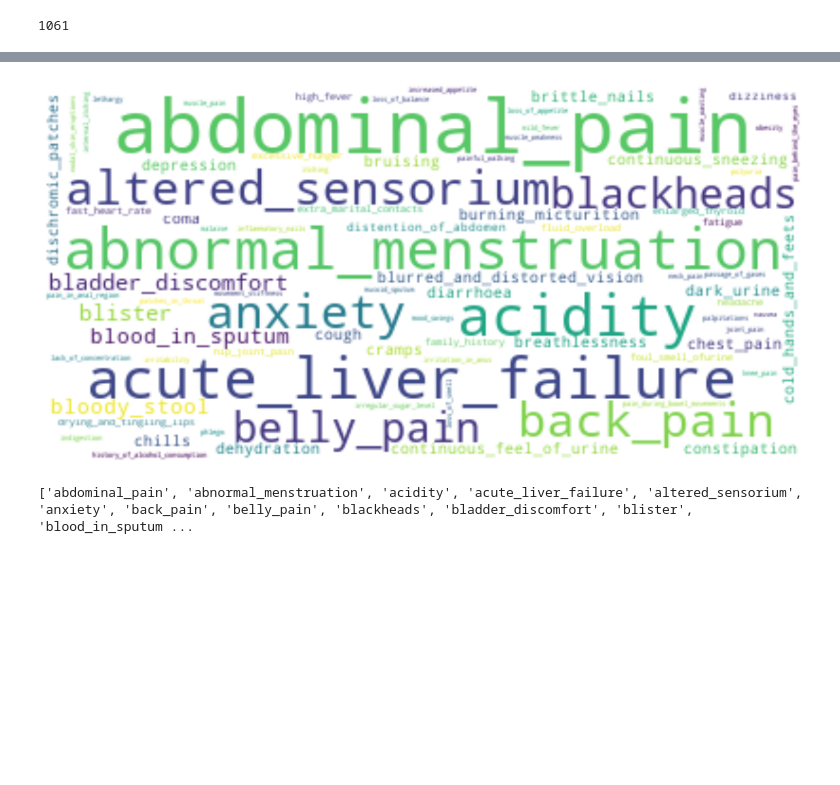
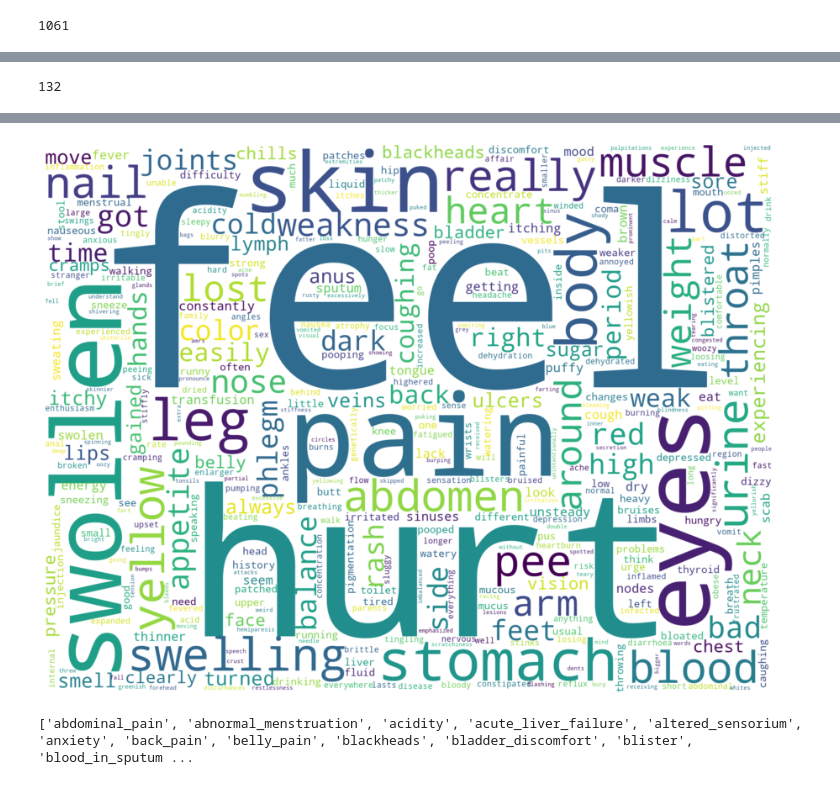
Before and after one commit to AyaElsawyElghaysh/MachineLearningProject-, a Jupyter notebook: graduation_project.ipynb, the cells around one changed output, grey strips where cells are left out. Saved outputs shown, nothing was run; the diff lists cells and outputs as text; code cells hidden in the pictures; blank space fills up the shorter version.

```diff
--- a/graduation_project.ipynb
+++ b/graduation_project.ipynb
@@ -270,6 +274,10 @@ all_words
  'feel',
  'pain',
  ...]
+# %%
+len(patterns)
+# %% [output]
+132
 # %%
 pattern_tags
 # %% [output]
@@ -290,20 +298,26 @@ pattern_tags
  (['feel', 'eye', 'dri'], 'redness_of_eyes'),
  (['red', 'spot', 'bodi'], 'red_spots_over_body'),
  (['small', 'patch', 'bodi'], 'red_spots_over_body')]
+# %%
+pattern_list=flat_list = [item for sublist in patterns for item in sublist]
 # %%
-import wordcloud
-#Instantiate the wordcloud object
-wc = wordcloud.WordCloud(background_color='white', collocations=False, max_font_size=40, random_state=42)
+import matplotlib.pyplot as plt
+from PIL import Image
+import numpy as np
+import os
+# Instantiate the word cloud object.
+wc = wordcloud.WordCloud(background_color='white', max_words=500,scale=3, width=640, height=480, collocations=False, contour_width=5, contour_color='steelblue')
 # Generate word cloud
-wc=wc.generate(" ".join(tags).lower())
+wc=wc.generate(" ".join(pattern_list).lower())
 # Show word cloud
-plt.figure(figsize=(20,15))
+plt.figure(figsize=(18,12))
 plt.imshow(wc, interpolation='bilinear')
 plt.axis("off")
 plt.show()
-wc.to_file('wordcloud.png');
+# save the masked wordcloud
+wc.to_file('patterns.png');
 # %% [output]
-[figure, old version]
+[figure, new version]
 # %%
 tags = sorted(set(tags))
 all_words=sorted(set(all_words))
```
Also changed, not shown: parts of 4 cells of this notebook.
